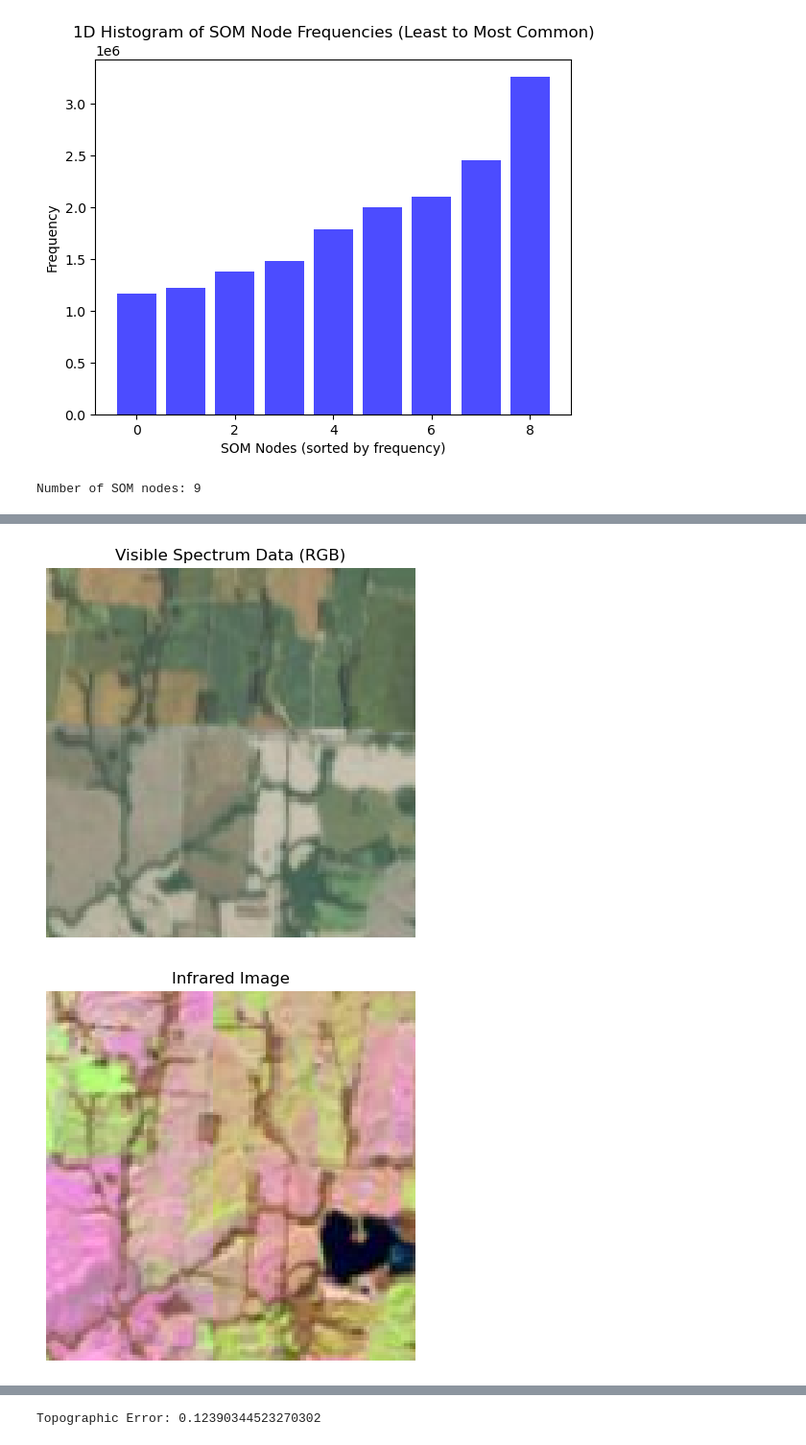
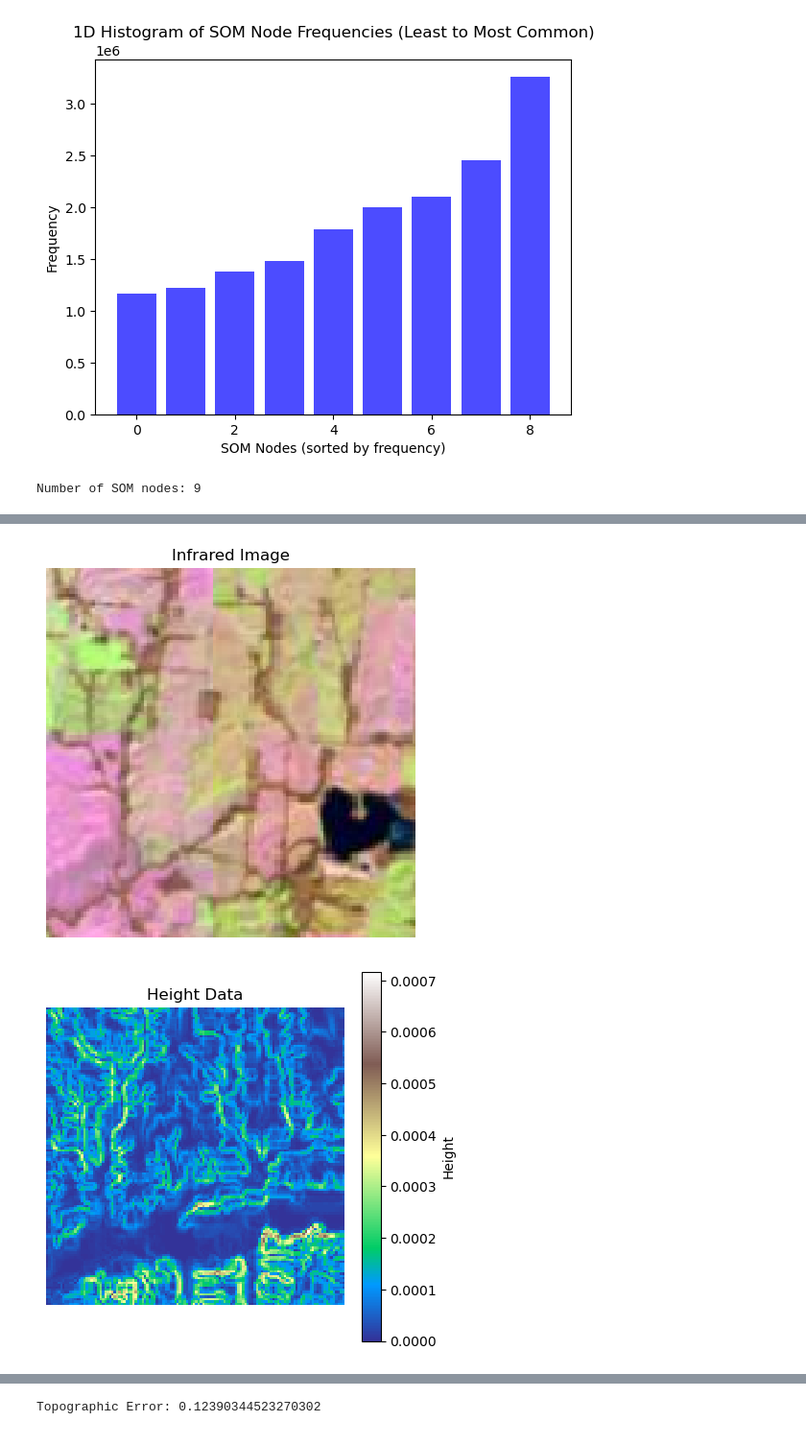
Before and after one commit to tague-carlyon/SOMproject, a Jupyter notebook: som.ipynb, the cells around one changed output, grey strips where cells are left out. Shown: that part at 96% size. Saved outputs shown, nothing was run; the diff lists cells and outputs as text; code cells hidden in the pictures.

```diff
--- a/som.ipynb
+++ b/som.ipynb
@@ -220,13 +221,6 @@ custom_cmap = ListedColormap(colors)
 #cmap = plt.get_cmap(custom_cmap, len(cluster_dict))  # Use a colormap with enough distinct colors
 cmap = plt.get_cmap("tab10", len(cluster_dict))  # Use a colormap with enough distinct colors
 
-# Plot the clustered image
-plt.figure(figsize=(5, 5))
-plt.imshow(image_clusters, cmap=cmap, interpolation="nearest")
-plt.colorbar(ticks=range(len(cluster_dict)), label="Cluster Labels")
-plt.title(f"Clustered Image ({square_size}x{square_size})")
-plt.show()
-
 # Plot the visible spectrum data as an RGB image
 plt.figure(figsize=(5, 5))
 rgb_image = data[patch_to_inspect, :, :, 8:]  # Normalize to [0, 1] range for RGB
@@ -235,11 +229,38 @@ plt.title("Visible Spectrum Data (RGB)")
 plt.axis("off")  # Turn off axis for better visualization
 plt.show()
 
-# Plot the infrared data as a grayscale image
+# Plot the infrared data
 plt.figure(figsize=(5, 5))
 infrared_image = data[patch_to_inspect, :, :, 2:5]  # Assuming band 2:5 corresponds to infrared
 plt.imshow(infrared_image, cmap="gray", interpolation="nearest")
 plt.title("Infrared Image")
+plt.axis("off")  # Turn off axis for better visualization
+plt.show()
+
+# Plot the height data as a grayscale image
+plt.figure(figsize=(5, 5))
+height_image = data[patch_to_inspect, :, :, 6]  # Assuming band 6 corresponds to height data
+plt.imshow(height_image, cmap="terrain", interpolation="nearest")
+plt.title("Height Data")
+plt.colorbar(label="Height")
+plt.axis("off")
+plt.show()
+
+# Plot the slope data as a grayscale image
+plt.figure(figsize=(5, 5))
+plt.imshow(data[patch_to_inspect, :, :, 7], cmap="inferno", interpolation="nearest")
+plt.title("Slope Data")
+plt.colorbar(label="Slope Magnitude")
+plt.axis("off")
+plt.show()
+
+
+# Plot the tree cover percentage as a grayscale image
+plt.figure(figsize=(5, 5))
+tree_cover_image = data[patch_to_inspect, :, :, 0]  # Assuming band 0 corresponds to tree cover percentage
+plt.imshow(tree_cover_image, cmap="Greens", interpolation="nearest")
+plt.title("Tree Cover Percentage")
+plt.colorbar(label="Percentage")
 plt.axis("off")  # Turn off axis for better visualization
 plt.show()
 
@@ -251,21 +272,13 @@ plt.title("Impervious classification")
 plt.axis("off")  # Turn off axis for better visualization
 plt.show()
 
+
 # Plot the fractional impervious description data as a grayscale image
 plt.figure(figsize=(5, 5))
 frac_impervious_image = data[patch_to_inspect, :, :, 5]  # Assuming band 5 corresponds to fractional impervious description
 plt.imshow(frac_impervious_image, cmap="gray", interpolation="nearest")
 plt.title("Fractional Impervious")
 plt.colorbar(cmap="gray")
-plt.axis("off")  # Turn off axis for better visualization
-plt.show()
-
-# Plot the tree cover percentage as a grayscale image
-plt.figure(figsize=(5, 5))
-tree_cover_image = data[patch_to_inspect, :, :, 0]  # Assuming band 0 corresponds to tree cover percentage
-plt.imshow(tree_cover_image, cmap="Greens", interpolation="nearest")
-plt.title("Tree Cover Percentage")
-plt.colorbar(label="Percentage")
 plt.axis("off")  # Turn off axis for better visualization
 plt.show()
 
@@ -296,6 +309,8 @@ plt.title("Pearson Correlation Image")
 plt.axis("off")
 plt.show()
 
+
+
 # Initialize an array to store distances from the reference node
 distance_image = np.zeros((image_height, image_width))
 
@@ -321,14 +336,22 @@ plt.title("Distance Image")
 plt.axis("off")
 plt.show()
 
-alpha_map = distance_image * abs(correlation_image)
-alpha_map = alpha_map / np.max(alpha_map)  # Normalize to [0, 1] range
+# Plot the clustered image
+plt.figure(figsize=(5, 5))
+plt.imshow(image_clusters, cmap=cmap, interpolation="nearest")
+plt.colorbar(ticks=range(len(cluster_dict)), label="Cluster Labels")
+plt.contour(distance_image, levels=[0.5], colors='black', linewidths=1)
+plt.title(f"Clustered Image ({square_size}x{square_size})")
+plt.show()
+
+#alpha_map = distance_image * abs(correlation_image)
+#alpha_map = alpha_map / np.max(alpha_map)  # Normalize to [0, 1] range
 # Plot the classification map with alpha blending
-plt.figure(figsize=(5, 5))
-plt.imshow(image_clusters, interpolation="nearest", alpha=alpha_map)
-plt.title("Classification Map with Alpha Blending")
-plt.axis("off")  # Turn off axis for better visualization
-plt.colorbar(label="cluster labels")
-plt.show()
+#plt.figure(figsize=(5, 5))
+#plt.imshow(image_clusters, interpolation="nearest", alpha=alpha_map)
+#plt.title("Classification Map with Alpha Blending")
+#plt.axis("off")  # Turn off axis for better visualization
+#plt.colorbar(label="cluster labels")
+#plt.show()
 # %% [output]
 Number of SOM nodes: 9
@@ -336,2 +359,2 @@ Number of SOM nodes: 9
-[figure, old version]
+[figure, new version]
-[figure, old version]
+[figure, new version]
```
Also changed, not shown: parts of 3 cells of this notebook.
